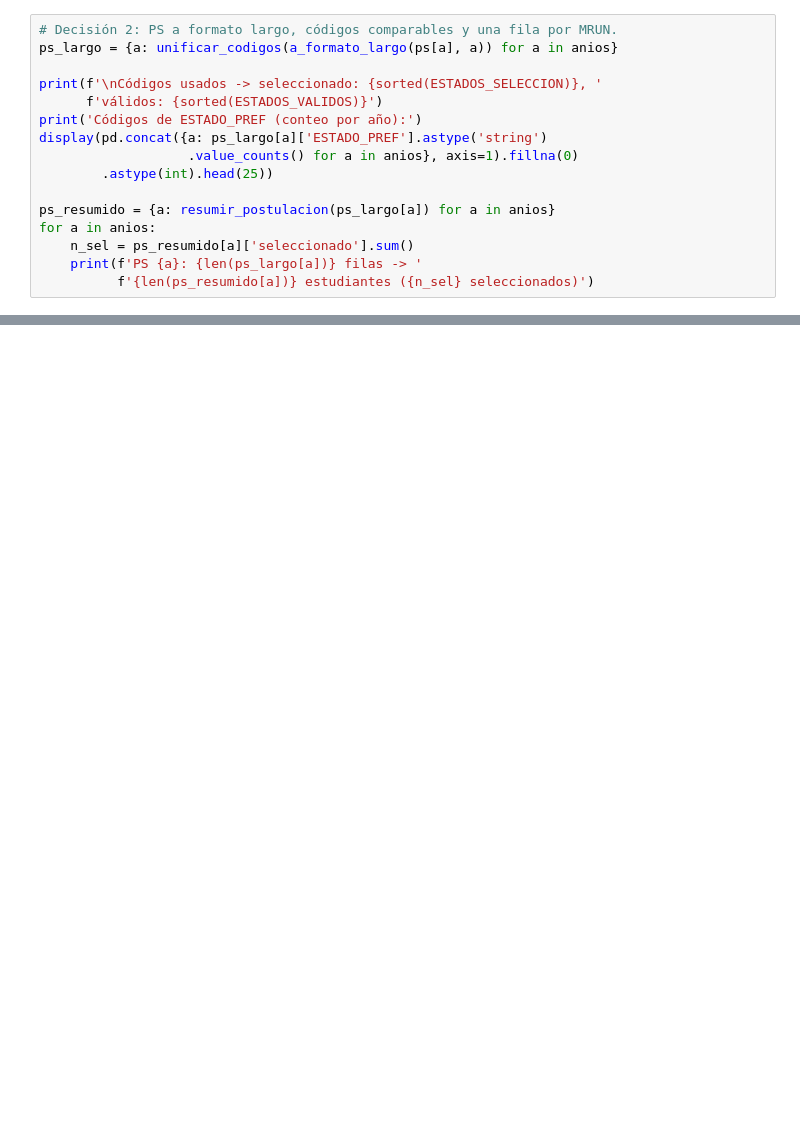
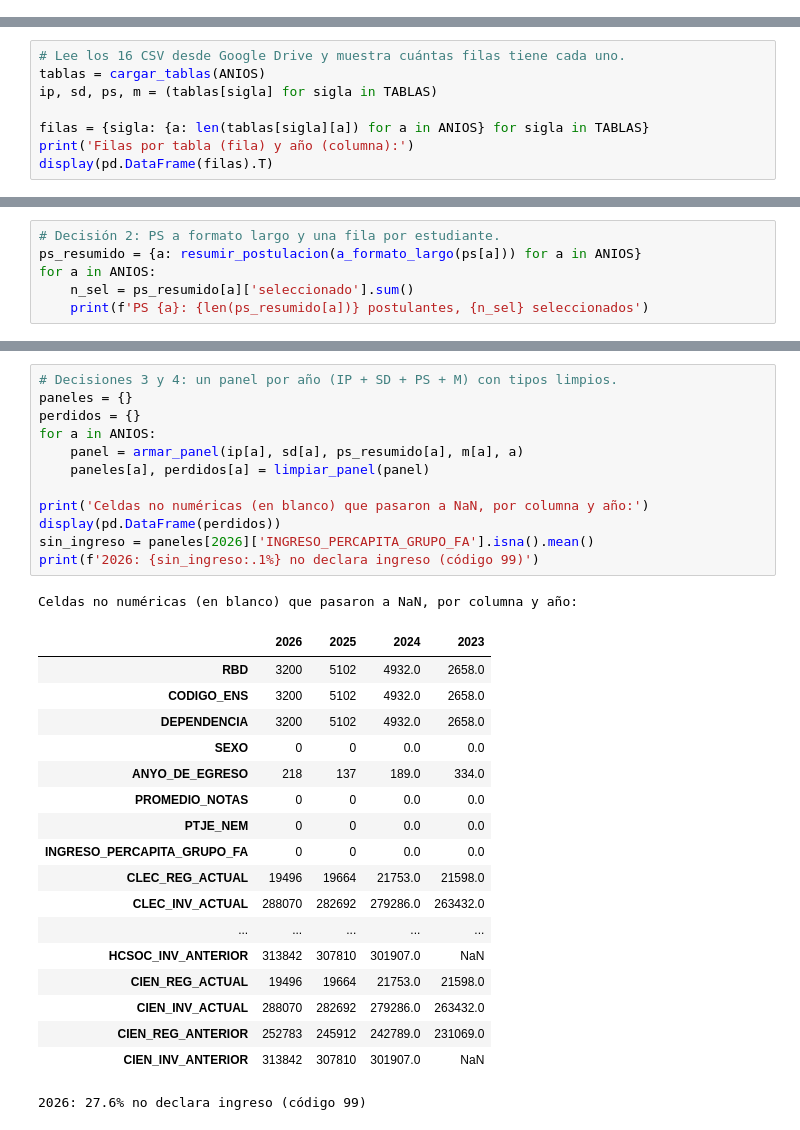
Before and after one commit to msegoviag2007/imt2200, a Jupyter notebook: notebooks/01_carga_y_limpieza.ipynb, the cells around one changed output, grey strips where cells are left out. Drawn from its saved outputs; the diff is of its cells as text; blank space fills up the shorter version.

```diff
--- a/notebooks/01_carga_y_limpieza.ipynb
+++ b/notebooks/01_carga_y_limpieza.ipynb
@@ -212,16 +0,0 @@ cumple el promedio mínimo de las pruebas obligatorias).
-# %%
-# Decisión 2: PS a formato largo, códigos comparables y una fila por MRUN.
-ps_largo = {a: unificar_codigos(a_formato_largo(ps[a], a)) for a in anios}
-
-print(f'\nCódigos usados -> seleccionado: {sorted(ESTADOS_SELECCION)}, '
-      f'válidos: {sorted(ESTADOS_VALIDOS)}')
-print('Códigos de ESTADO_PREF (conteo por año):')
-display(pd.concat({a: ps_largo[a]['ESTADO_PREF'].astype('string')
-                   .value_counts() for a in anios}, axis=1).fillna(0)
-        .astype(int).head(25))
-
-ps_resumido = {a: resumir_postulacion(ps_largo[a]) for a in anios}
-for a in anios:
-    n_sel = ps_resumido[a]['seleccionado'].sum()
-    print(f'PS {a}: {len(ps_largo[a])} filas -> '
-          f'{len(ps_resumido[a])} estudiantes ({n_sel} seleccionados)')
@@ -387,0 +43,8 @@ Guardado panel_completo.parquet: 1240008 filas, 37 columnas
+# %%
+# Lee los 16 CSV desde Google Drive y muestra cuántas filas tiene cada uno.
+tablas = cargar_tablas(ANIOS)
+ip, sd, ps, m = (tablas[sigla] for sigla in TABLAS)
+
+filas = {sigla: {a: len(tablas[sigla][a]) for a in ANIOS} for sigla in TABLAS}
+print('Filas por tabla (fila) y año (columna):')
+display(pd.DataFrame(filas).T)
@@ -387,0 +118,6 @@ Guardado panel_completo.parquet: 1240008 filas, 37 columnas
+# %%
+# Decisión 2: PS a formato largo y una fila por estudiante.
+ps_resumido = {a: resumir_postulacion(a_formato_largo(ps[a])) for a in ANIOS}
+for a in ANIOS:
+    n_sel = ps_resumido[a]['seleccionado'].sum()
+    print(f'PS {a}: {len(ps_resumido[a])} postulantes, {n_sel} seleccionados')
@@ -387,0 +149,32 @@ Guardado panel_completo.parquet: 1240008 filas, 37 columnas
+# %%
+# Decisiones 3 y 4: un panel por año (IP + SD + PS + M) con tipos limpios.
+paneles = {}
+perdidos = {}
+for a in ANIOS:
+    panel = armar_panel(ip[a], sd[a], ps_resumido[a], m[a], a)
+    paneles[a], perdidos[a] = limpiar_panel(panel)
+
+print('Celdas no numéricas (en blanco) que pasaron a NaN, por columna y año:')
+display(pd.DataFrame(perdidos))
+sin_ingreso = paneles[2026]['INGRESO_PERCAPITA_GRUPO_FA'].isna().mean()
+print(f'2026: {sin_ingreso:.1%} no declara ingreso (código 99)')
+# %% [output]
+Celdas no numéricas (en blanco) que pasaron a NaN, por columna y año:
+|  | 2026 | 2025 | 2024 | 2023 |
+| RBD | 3200 | 5102 | 4932.0 | 2658.0 |
+| CODIGO_ENS | 3200 | 5102 | 4932.0 | 2658.0 |
+| DEPENDENCIA | 3200 | 5102 | 4932.0 | 2658.0 |
+| SEXO | 0 | 0 | 0.0 | 0.0 |
+| ANYO_DE_EGRESO | 218 | 137 | 189.0 | 334.0 |
+| PROMEDIO_NOTAS | 0 | 0 | 0.0 | 0.0 |
+| PTJE_NEM | 0 | 0 | 0.0 | 0.0 |
+| INGRESO_PERCAPITA_GRUPO_FA | 0 | 0 | 0.0 | 0.0 |
+| CLEC_REG_ACTUAL | 19496 | 19664 | 21753.0 | 21598.0 |
+| CLEC_INV_ACTUAL | 288070 | 282692 | 279286.0 | 263432.0 |
+| ... | ... | ... | ... | ... |
+| HCSOC_INV_ANTERIOR | 313842 | 307810 | 301907.0 | NaN |
+| CIEN_REG_ACTUAL | 19496 | 19664 | 21753.0 | 21598.0 |
+| CIEN_INV_ACTUAL | 288070 | 282692 | 279286.0 | 263432.0 |
+| CIEN_REG_ANTERIOR | 252783 | 245912 | 242789.0 | 231069.0 |
+| CIEN_INV_ANTERIOR | 313842 | 307810 | 301907.0 | NaN |
+2026: 27.6% no declara ingreso (código 99)
```
Also changed, not shown: parts of 40 cells of this notebook, 19 other files.
